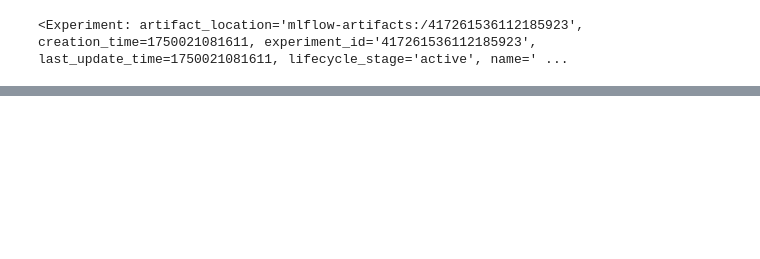
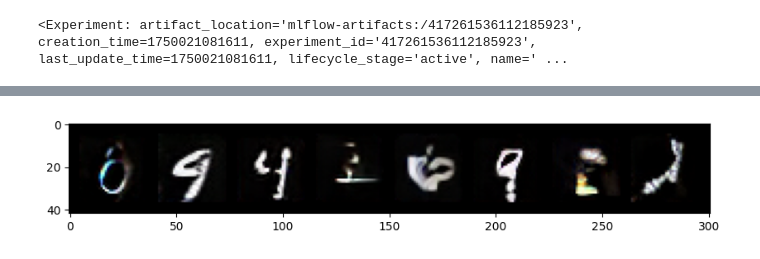
Before and after one commit to fusedbloxxer/flow-matching, a Jupyter notebook: workspaces/flow_mnist/notebook/train_cfg.ipynb, the cells around one changed output, grey strips where cells are left out. Cells and saved outputs as stored; diff of their text form; code cells hidden in the pictures; blank space fills up the shorter version.

Commit message:
Add sample inspect

```diff
--- a/workspaces/flow_mnist/notebook/train_cfg.ipynb
+++ b/workspaces/flow_mnist/notebook/train_cfg.ipynb
@@ -57,2 +72,13 @@ KeyboardInterrupt:
 # %%
 torch.save(flow_model.state_dict(), conf.path.storage / 'flow.pt')
+# %%
+ode = ODE(flow_model)
+bs = conf.log.param.batch_size
+t = torch.linspace(0, 1, 1000, device=device)
+x_0 = p_init_norm.sample(bs).flatten(1).to(device)
+x_1 = ode.sample(x_0, t)
+x_1 = x_1.reshape((-1, 4, 4, 4))
+x_1 = vae.decode(x=x_1).cpu()
+plot_batch(x_1, x_1.size(0), figsize=(10, 5));
+# %% [output]
+[figure, added]
```
Also changed, not shown: parts of 3 cells of this notebook, 1 other file.
